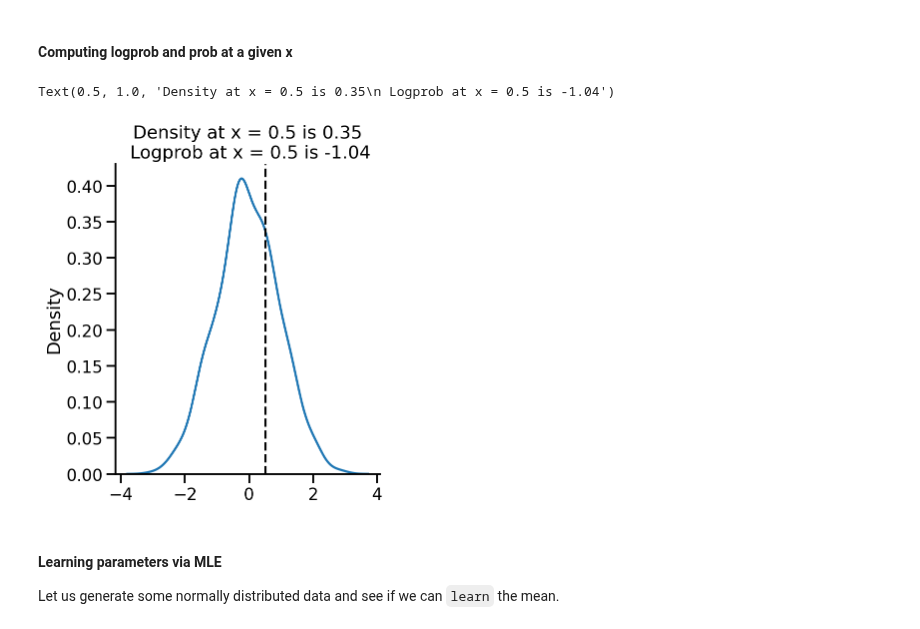
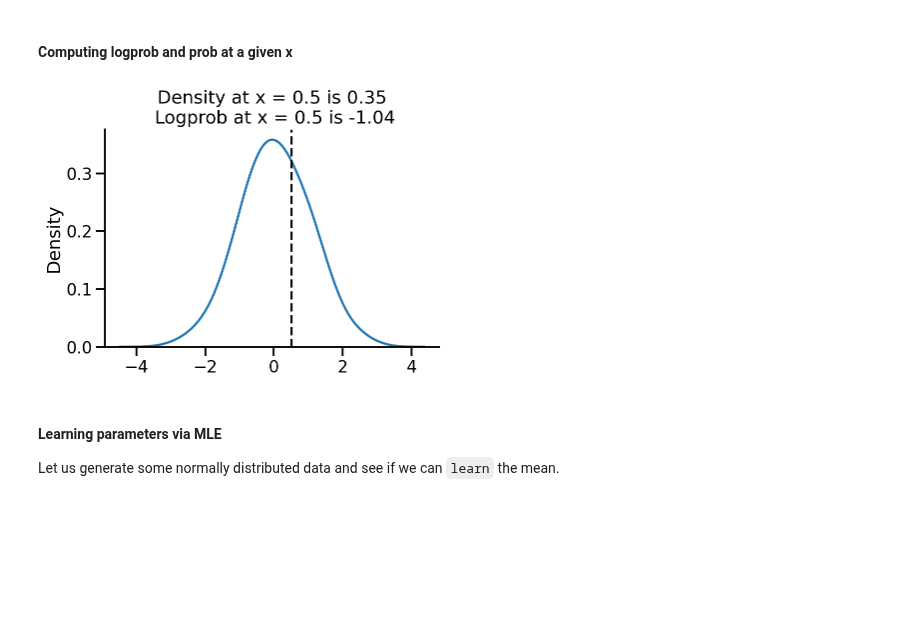
Before and after one commit to nipunbatra/blog-old, a Jupyter notebook: _notebooks/2022-02-09-pytorch-learn-normal.ipynb, the cells around one changed output. Drawn from its saved outputs; the diff is of its cells as text; code cells hidden in the pictures; blank space fills up the shorter version.

```diff
--- a/_notebooks/2022-02-09-pytorch-learn-normal.ipynb
+++ b/_notebooks/2022-02-09-pytorch-learn-normal.ipynb
@@ -39,22 +39,22 @@ sns.despine()
 # %% [markdown]
 #### Computing logprob and prob at a given x
 # %%
-sns.displot(samples, kind="kde")
+sns.kdeplot(samples, bw_adjust=2)
 plt.axvline(0.5, color="k", linestyle="--")
 log_pdf_05 = uv_normal.log_prob(torch.Tensor([0.5]))
 
 
 pdf_05 = torch.exp(log_pdf_05)
 
 
 plt.title(
     "Density at x = 0.5 is {:.2f}\n Logprob at x = 0.5 is {:.2f}".format(
         pdf_05.numpy()[0], log_pdf_05.numpy()[0]
     )
 )
+sns.despine()
 # %% [output]
-Text(0.5, 1.0, 'Density at x = 0.5 is 0.35\n Logprob at x = 0.5 is -1.04')
-[figure, old version]
+[figure, new version]
 # %% [markdown]
 #### Learning parameters via MLE
 
```
Also changed, not shown: parts of 15 cells of this notebook.
